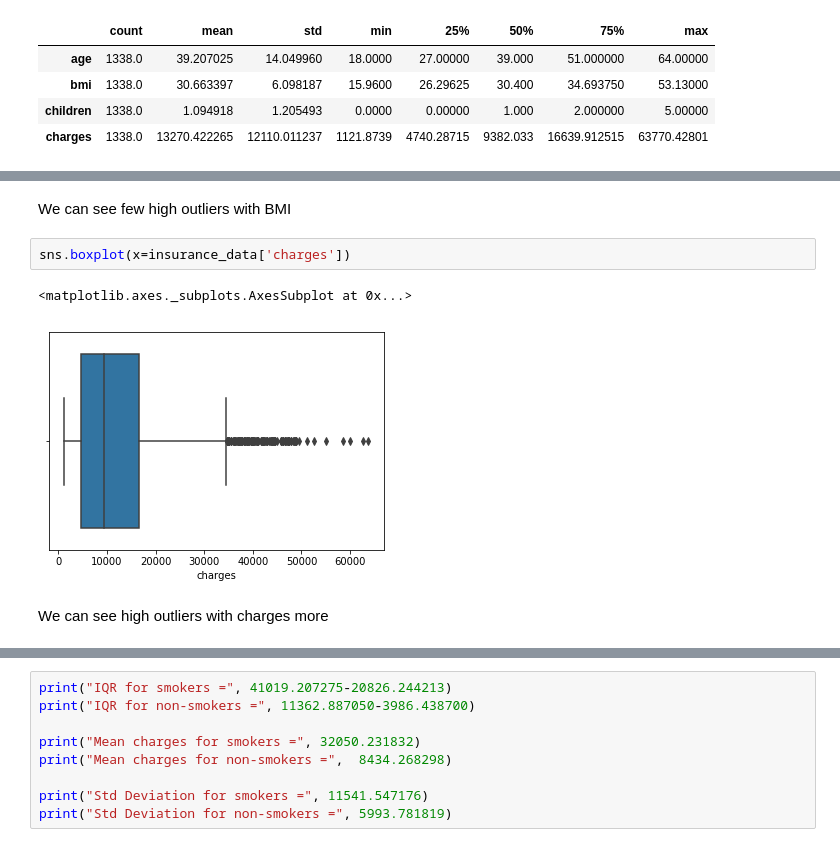
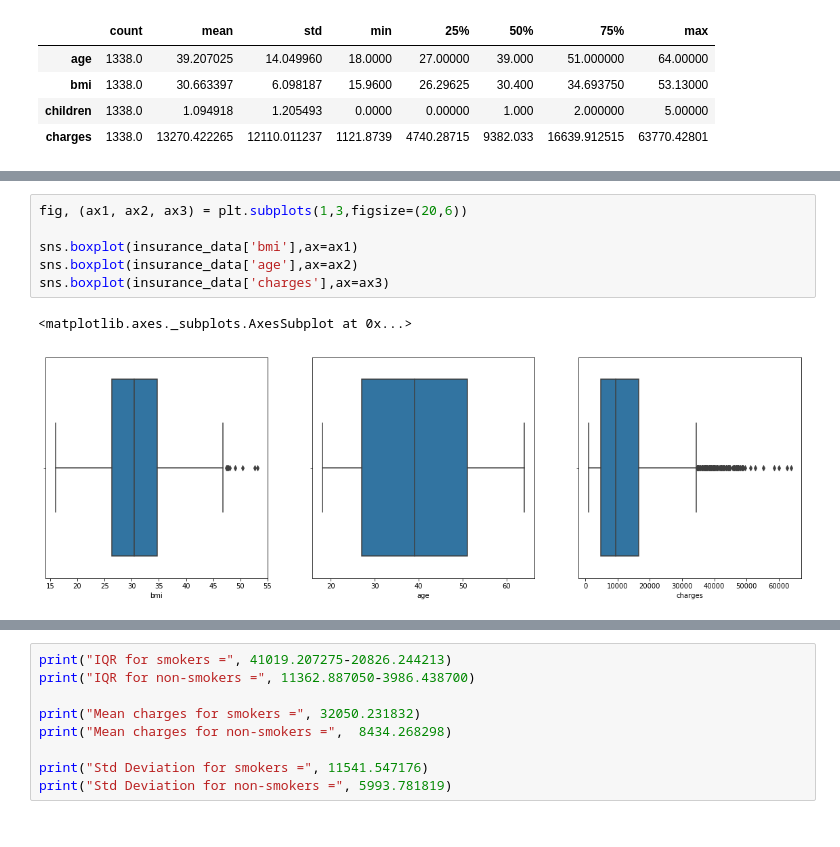
Before and after one commit to GreatLearningAIML1/bangalore-aug19-batch-pavan88, a Jupyter notebook: R2-Project-2-Statistical Learning.ipynb, the cells around one changed output, grey strips where cells are left out. Cells and saved outputs as stored; diff of their text form.

```diff
--- a/R2-Project-2-Statistical Learning.ipynb
+++ b/R2-Project-2-Statistical Learning.ipynb
@@ -122,9 +108,9 @@ sns.boxplot(x=insurance_data['bmi'])
-# %% [markdown]
-We can see few high outliers with BMI
-# %%
-sns.boxplot(x=insurance_data['charges'])
-# %% [output]
-<matplotlib.axes._subplots.AxesSubplot at 0x...>
-[figure, removed]
-# %% [markdown]
-We can see high outliers with charges more
+# %%
+fig, (ax1, ax2, ax3) = plt.subplots(1,3,figsize=(20,6))
+
+sns.boxplot(insurance_data['bmi'],ax=ax1)
+sns.boxplot(insurance_data['age'],ax=ax2)
+sns.boxplot(insurance_data['charges'],ax=ax3)
+# %% [output]
+<matplotlib.axes._subplots.AxesSubplot at 0x...>
+[figure, added]
```
Also changed, not shown: parts of 43 cells of this notebook.
